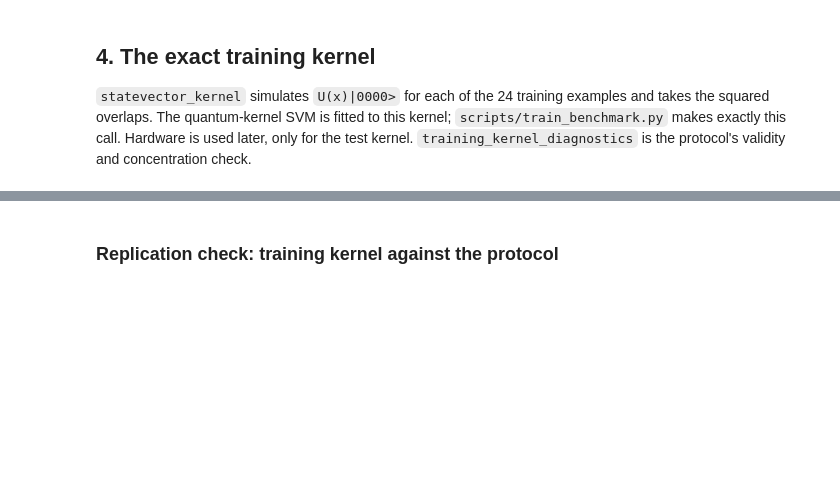
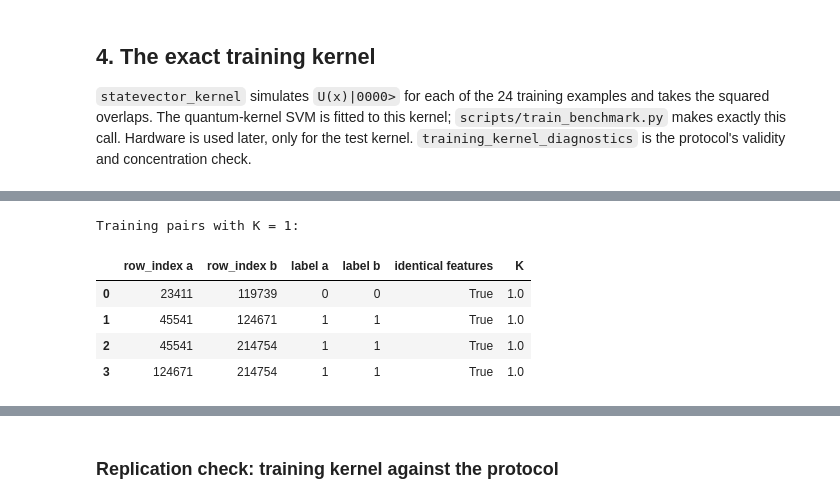
Before and after one commit to GuilhermeLossio/Vigilantia, a Jupyter notebook: notebooks/02-features-scaling-and-kernel.ipynb, the cells around one changed output, grey strips where cells are left out. Saved outputs shown, nothing was run; the diff lists cells and outputs as text; code cells hidden in the pictures; blank space fills up the shorter version.

```diff
--- a/notebooks/02-features-scaling-and-kernel.ipynb
+++ b/notebooks/02-features-scaling-and-kernel.ipynb
@@ -140,11 +209,17 @@ assert return_code == 0, f"scale_benchmark.py returned {return_code}"
 # %%
 regenerated_text = normalized_text(scaler_path)
 regenerated = json.loads(regenerated_text)
-assert regenerated == versioned, "regenerated scaler differs from the versioned configs/feature-scaler.json"
+assert regenerated == versioned, (
+    "regenerated scaler differs from the versioned configs/feature-scaler.json"
+)
 assert regenerated_text == versioned_text, "scaler content matches but its formatting differs"
 print(f"OK: {scaler_path.as_posix()} regenerated identically (same text, line endings aside).")
-assert sha256_text(regenerated_text) == COMMITTED_SCALER_SHA256_LF, "regenerated scaler differs from the committed file"
-print(f"OK: matches the committed scaler (sha256 {COMMITTED_SCALER_SHA256_LF[:8]}..., LF line endings).")
+assert sha256_text(regenerated_text) == COMMITTED_SCALER_SHA256_LF, (
+    "regenerated scaler differs from the committed file"
+)
+print(
+    f"OK: matches the committed scaler (sha256 {COMMITTED_SCALER_SHA256_LF[:8]}..., LF line endings)."
+)
 
 assert versioned["angle_max"] == math.pi / 2 == ANGLE_MAX
 assert versioned["features"] == FEATURES and not any(versioned["constant"])
@@ -152,7 +227,9 @@ assert "train partition" in versioned["fitted_on"]
 train_matrix = train[FEATURES].to_numpy()
 assert versioned["minima"] == train_matrix.min(axis=0).tolist()
 assert versioned["maxima"] == train_matrix.max(axis=0).tolist()
-print("OK: angle_max = pi/2; minima and maxima equal the 24 training rows' extremes; no constant feature.")
+print(
+    "OK: angle_max = pi/2; minima and maxima equal the 24 training rows' extremes; no constant feature."
+)
 
 # Compare with the preprocessing table recorded in docs/benchmark-protocol.md.
 table = {}
@@ -162,7 +239,11 @@ for name in FEATURES:
     table[name] = (float(m[1]), float(m[2]), int(m[3]))
 for i, name in enumerate(FEATURES):
     low, high, clipped = table[name]
-    assert abs(versioned["minima"][i] - low) <= 5e-5 and abs(versioned["maxima"][i] - high) <= 5e-5, name
+    assert (
+        abs(versioned["minima"][i] - low) <= 5e-5 and abs(versioned["maxima"][i] - high) <= 5e-5
+    ), name
     assert versioned["clipped_values"]["test"][name] == clipped, name
-print("OK: training ranges (4 decimals) and test clipping counts match the protocol's preprocessing table.")
+print(
+    "OK: training ranges (4 decimals) and test clipping counts match the protocol's preprocessing table."
+)
 pd.DataFrame(table, index=["documented min", "documented max", "documented test clipped"]).T
@@ -260,15 +428,27 @@ print(f"Mean similarity across classes:               {cross:.4f}")
 # %%
 i_idx, j_idx = np.nonzero(np.triu(np.isclose(K, 1.0, atol=1e-12), k=1))
-pairs = pd.DataFrame({
-    "row_index a": train["row_index"].to_numpy()[i_idx],
-    "row_index b": train["row_index"].to_numpy()[j_idx],
-    "label a": y[i_idx],
-    "label b": y[j_idx],
-    "identical features": [np.array_equal(train_matrix[i], train_matrix[j]) for i, j in zip(i_idx, j_idx)],
-    "K": K[i_idx, j_idx],
-})
+pairs = pd.DataFrame(
+    {
+        "row_index a": train["row_index"].to_numpy()[i_idx],
+        "row_index b": train["row_index"].to_numpy()[j_idx],
+        "label a": y[i_idx],
+        "label b": y[j_idx],
+        "identical features": [
+            np.array_equal(train_matrix[i], train_matrix[j])
+            for i, j in zip(i_idx, j_idx, strict=True)
+        ],
+        "K": K[i_idx, j_idx],
+    }
+)
 print("Training pairs with K = 1:")
 pairs
+# %% [output]
+Training pairs with K = 1:
+|  | row_index a | row_index b | label a | label b | identical features | K |
+| 0 | 23411 | 119739 | 0 | 0 | True | 1.0 |
+| 1 | 45541 | 124671 | 1 | 1 | True | 1.0 |
+| 2 | 45541 | 214754 | 1 | 1 | True | 1.0 |
+| 3 | 124671 | 214754 | 1 | 1 | True | 1.0 |
 # %%
 ordered = np.argsort(y, kind="stable")
 names = np.array(["L", "P"])[y[ordered]]
```
Also changed, not shown: parts of 14 cells of this notebook, 15 other files.
